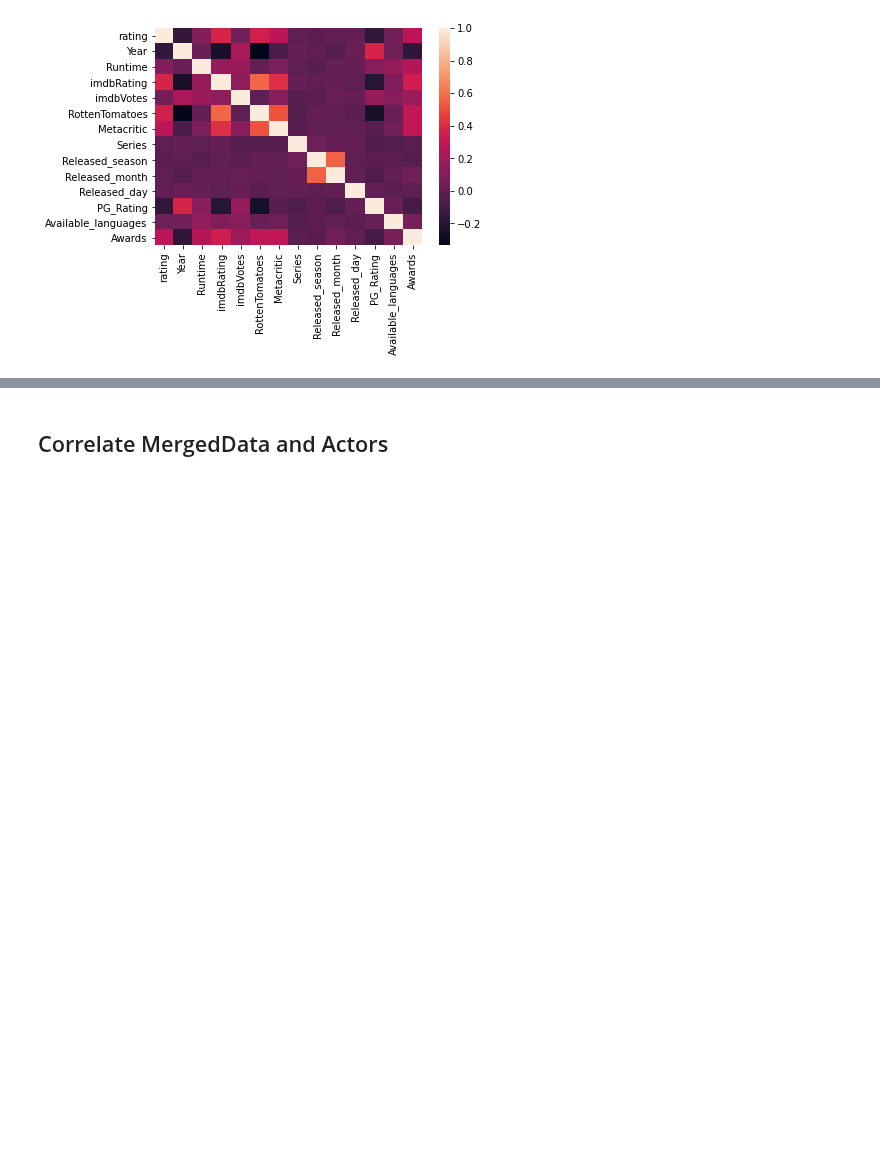
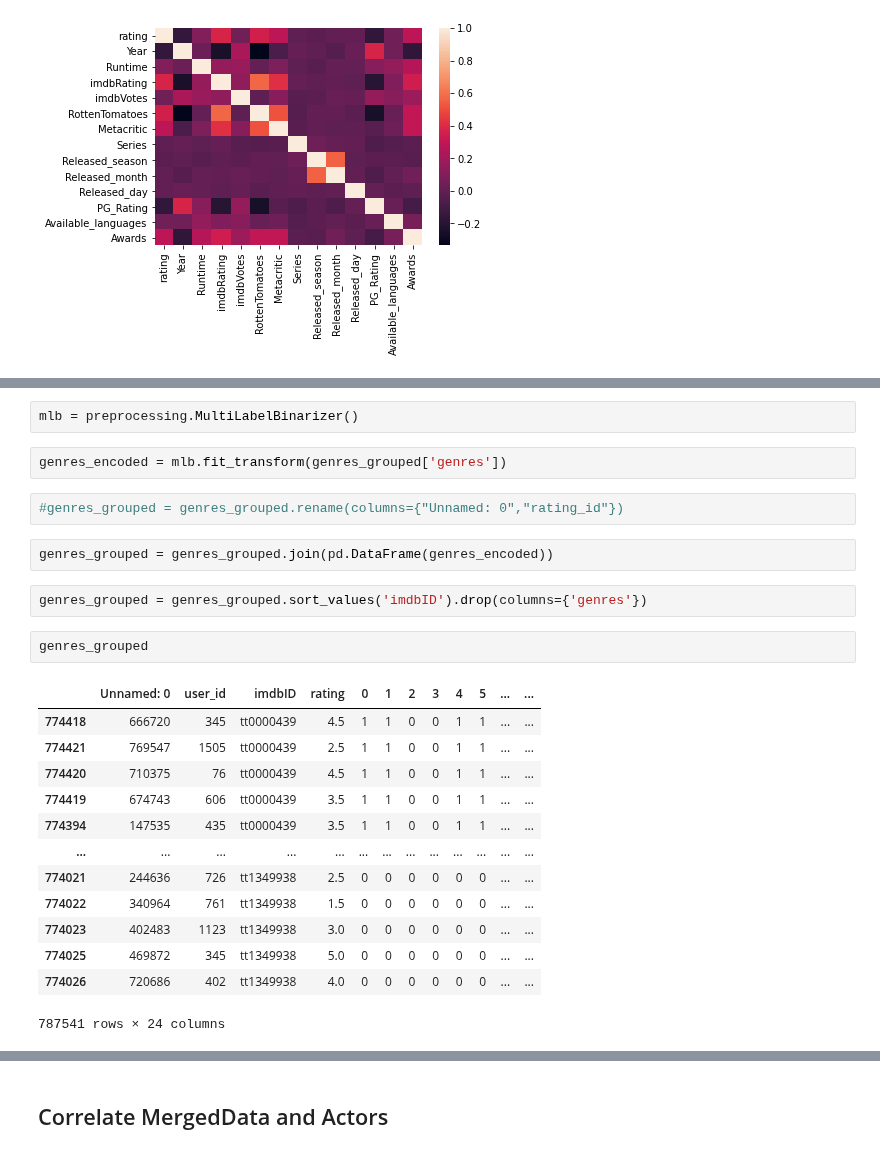
Before and after one commit to yuayixio/MovieRatingPredictor, a Jupyter notebook: notebooks/ContentbasedFiltering/FeatureAnalysisForkNN.ipynb, the cells around one changed output, grey strips where cells are left out. Cells and saved outputs as stored; diff of their text form; blank space fills up the shorter version.

```diff
--- a/notebooks/ContentbasedFiltering/FeatureAnalysisForkNN.ipynb
+++ b/notebooks/ContentbasedFiltering/FeatureAnalysisForkNN.ipynb
@@ -285,0 +350,26 @@ sns.heatmap(user_sample.drop(columns={'user_id','imdbID'}).corr(method='kendall'
+# %%
+mlb = preprocessing.MultiLabelBinarizer()
+# %%
+genres_encoded = mlb.fit_transform(genres_grouped['genres'])
+# %%
+#genres_grouped = genres_grouped.rename(columns={"Unnamed: 0","rating_id"})
+# %%
+genres_grouped = genres_grouped.join(pd.DataFrame(genres_encoded))
+# %%
+genres_grouped = genres_grouped.sort_values('imdbID').drop(columns={'genres'})
+# %%
+genres_grouped
+# %% [output]
+|  | Unnamed: 0 | user_id | imdbID | rating | 0 | 1 | 2 | 3 | 4 | 5 | ... | ... |
+| 774418 | 666720 | 345 | tt0000439 | 4.5 | 1 | 1 | 0 | 0 | 1 | 1 | ... | ... |
+| 774421 | 769547 | 1505 | tt0000439 | 2.5 | 1 | 1 | 0 | 0 | 1 | 1 | ... | ... |
+| 774420 | 710375 | 76 | tt0000439 | 4.5 | 1 | 1 | 0 | 0 | 1 | 1 | ... | ... |
+| 774419 | 674743 | 606 | tt0000439 | 3.5 | 1 | 1 | 0 | 0 | 1 | 1 | ... | ... |
+| 774394 | 147535 | 435 | tt0000439 | 3.5 | 1 | 1 | 0 | 0 | 1 | 1 | ... | ... |
+| ... | ... | ... | ... | ... | ... | ... | ... | ... | ... | ... | ... | ... |
+| 774021 | 244636 | 726 | tt1349938 | 2.5 | 0 | 0 | 0 | 0 | 0 | 0 | ... | ... |
+| 774022 | 340964 | 761 | tt1349938 | 1.5 | 0 | 0 | 0 | 0 | 0 | 0 | ... | ... |
+| 774023 | 402483 | 1123 | tt1349938 | 3.0 | 0 | 0 | 0 | 0 | 0 | 0 | ... | ... |
+| 774025 | 469872 | 345 | tt1349938 | 5.0 | 0 | 0 | 0 | 0 | 0 | 0 | ... | ... |
+| 774026 | 720686 | 402 | tt1349938 | 4.0 | 0 | 0 | 0 | 0 | 0 | 0 | ... | ... |
+787541 rows × 24 columns
```
Also changed, not shown: parts of 16 cells of this notebook, 6 other files.
